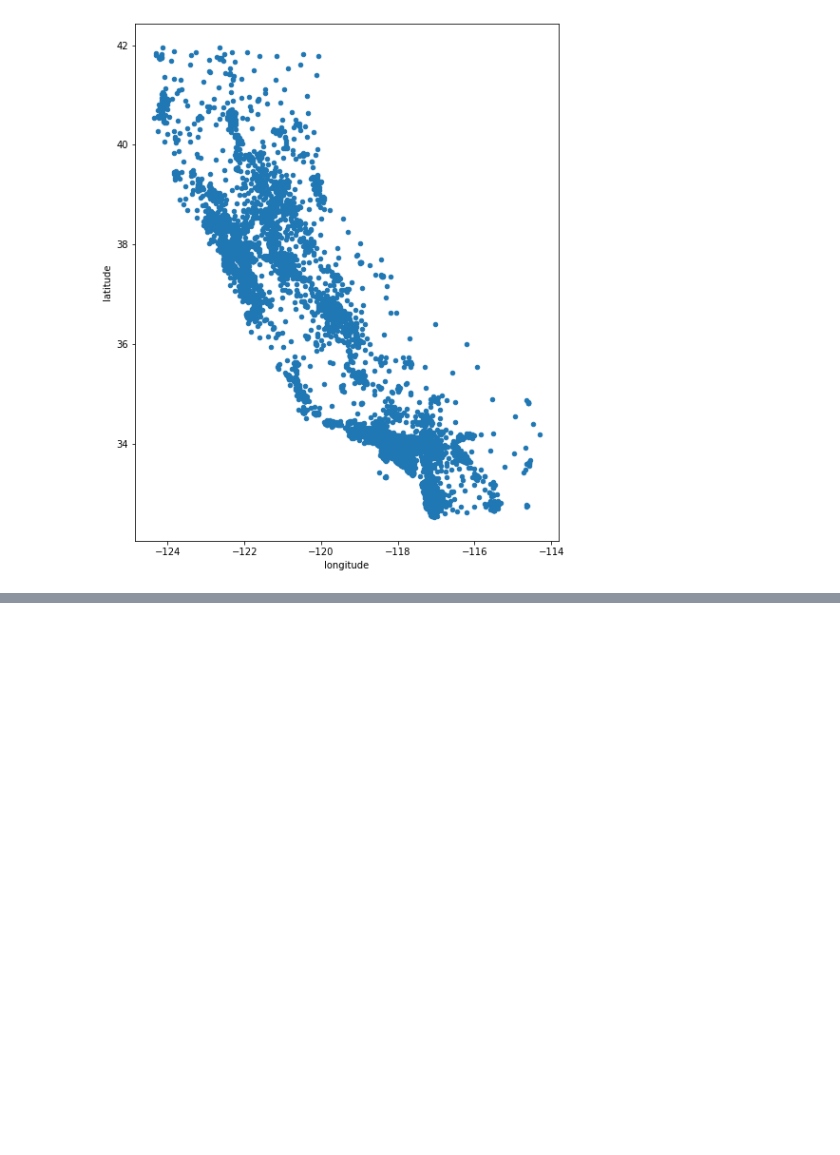
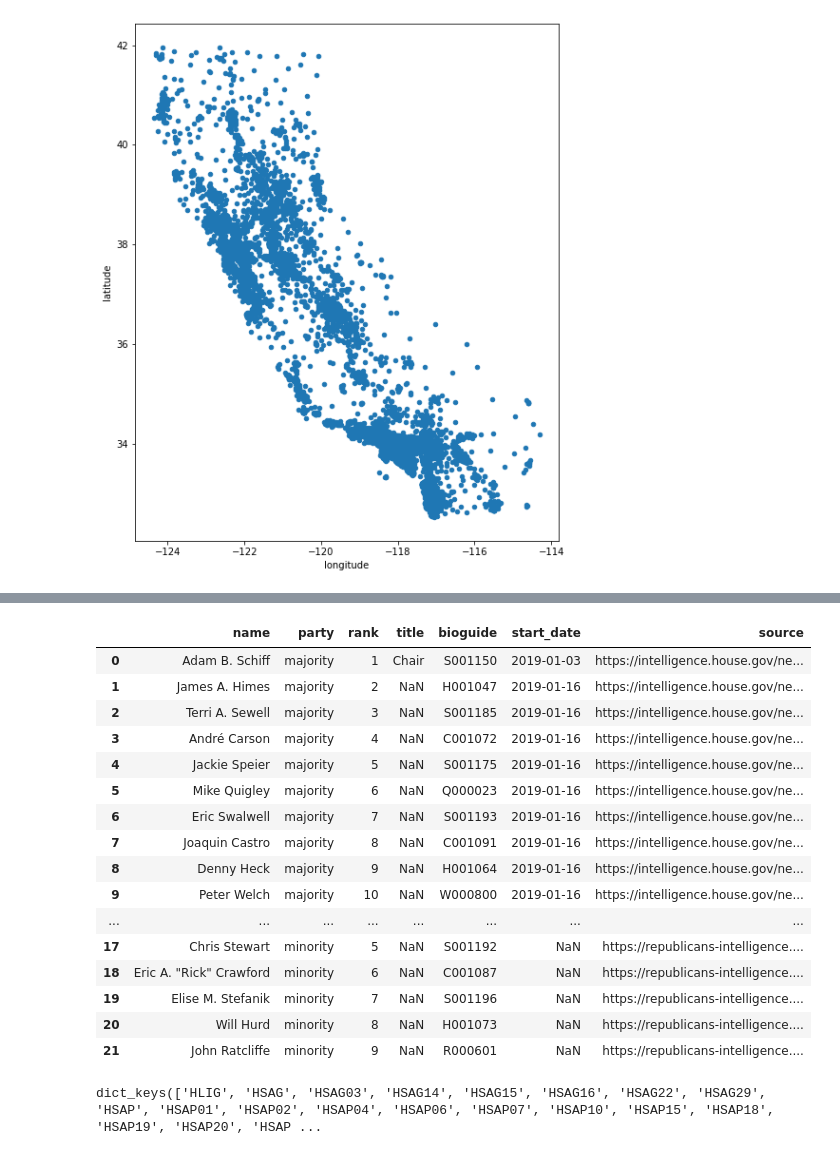
Before and after one commit to paulbruffett/python_class, a Jupyter notebook: A02_Data_Processing.ipynb, the cells around one changed output, grey strips where cells are left out. Cells and saved outputs as stored; diff of their text form; code cells hidden in the pictures; blank space fills up the shorter version.

```diff
--- a/A02_Data_Processing.ipynb
+++ b/A02_Data_Processing.ipynb
@@ -133,0 +167,24 @@ r = requests.get('https://theunitedstates.io/congress-legislators/legislators-hi
+# %%
+pd.DataFrame.from_dict(legislators_json.json()['HLIG'])
+# %% [output]
+|  | name | party | rank | title | bioguide | start_date | source |
+| 0 | Adam B. Schiff | majority | 1 | Chair | S001150 | 2019-01-03 | https://intelligence.house.gov/ne... |
+| 1 | James A. Himes | majority | 2 | NaN | H001047 | 2019-01-16 | https://intelligence.house.gov/ne... |
+| 2 | Terri A. Sewell | majority | 3 | NaN | S001185 | 2019-01-16 | https://intelligence.house.gov/ne... |
+| 3 | André Carson | majority | 4 | NaN | C001072 | 2019-01-16 | https://intelligence.house.gov/ne... |
+| 4 | Jackie Speier | majority | 5 | NaN | S001175 | 2019-01-16 | https://intelligence.house.gov/ne... |
+| 5 | Mike Quigley | majority | 6 | NaN | Q000023 | 2019-01-16 | https://intelligence.house.gov/ne... |
+| 6 | Eric Swalwell | majority | 7 | NaN | S001193 | 2019-01-16 | https://intelligence.house.gov/ne... |
+| 7 | Joaquin Castro | majority | 8 | NaN | C001091 | 2019-01-16 | https://intelligence.house.gov/ne... |
+| 8 | Denny Heck | majority | 9 | NaN | H001064 | 2019-01-16 | https://intelligence.house.gov/ne... |
+| 9 | Peter Welch | majority | 10 | NaN | W000800 | 2019-01-16 | https://intelligence.house.gov/ne... |
+| ... | ... | ... | ... | ... | ... | ... | ... |
+| 17 | Chris Stewart | minority | 5 | NaN | S001192 | NaN | https://republicans-intelligence.... |
+| 18 | Eric A. "Rick" Crawford | minority | 6 | NaN | C001087 | NaN | https://republicans-intelligence.... |
+| 19 | Elise M. Stefanik | minority | 7 | NaN | S001196 | NaN | https://republicans-intelligence.... |
+| 20 | Will Hurd | minority | 8 | NaN | H001073 | NaN | https://republicans-intelligence.... |
+| 21 | John Ratcliffe | minority | 9 | NaN | R000601 | NaN | https://republicans-intelligence.... |
+# %%
+legislators_json.json().keys()
+# %% [output]
+dict_keys(['HLIG', 'HSAG', 'HSAG03', 'HSAG14', 'HSAG15', 'HSAG16', 'HSAG22', 'HSAG29', 'HSAP', 'HSAP01', 'HSAP02', 'HSAP04', 'HSAP06', 'HSAP07', 'HSAP10', 'HSAP15', 'HSAP18', 'HSAP19', 'HSAP20', 'HSAP ...
```
Also changed, not shown: parts of 6 cells of this notebook.
